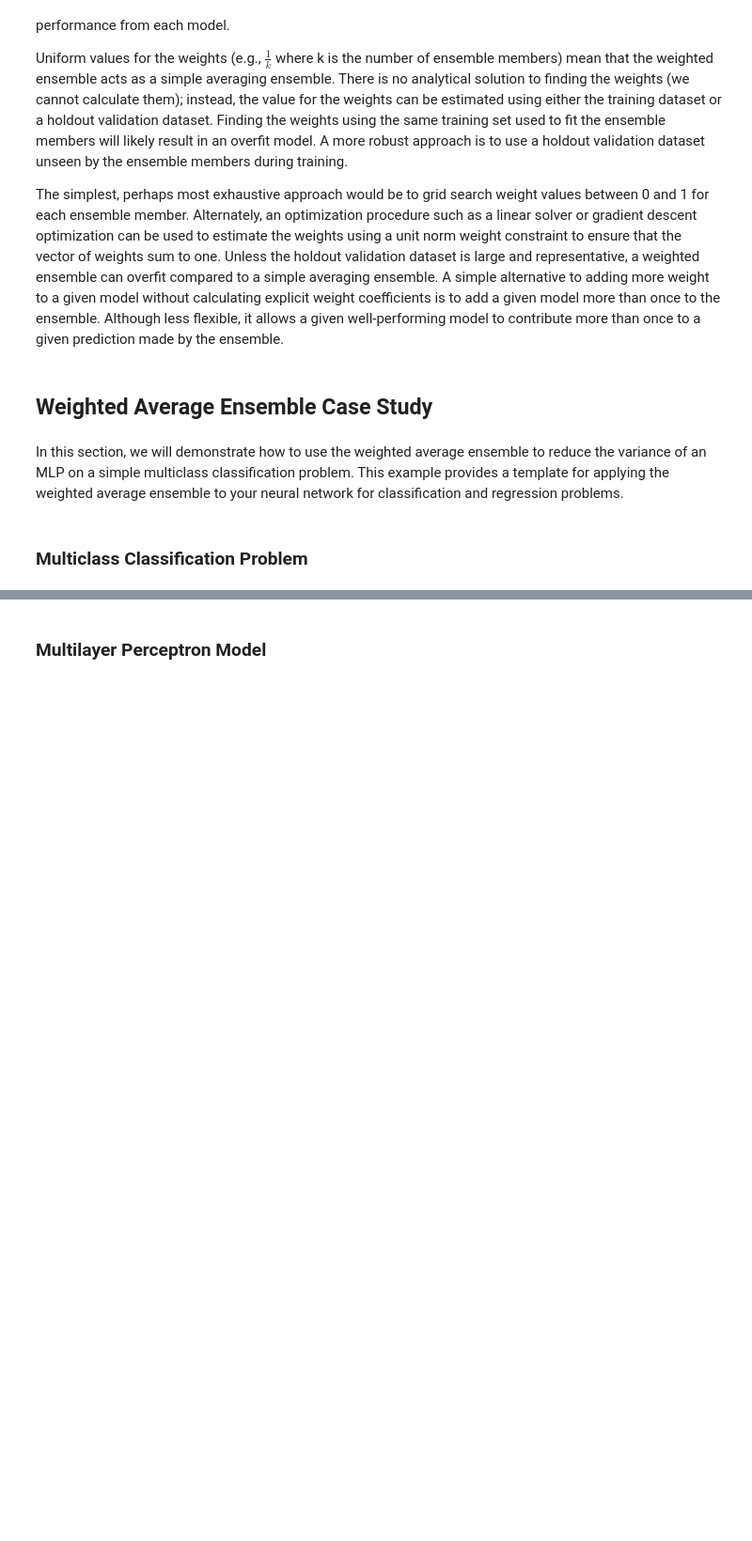
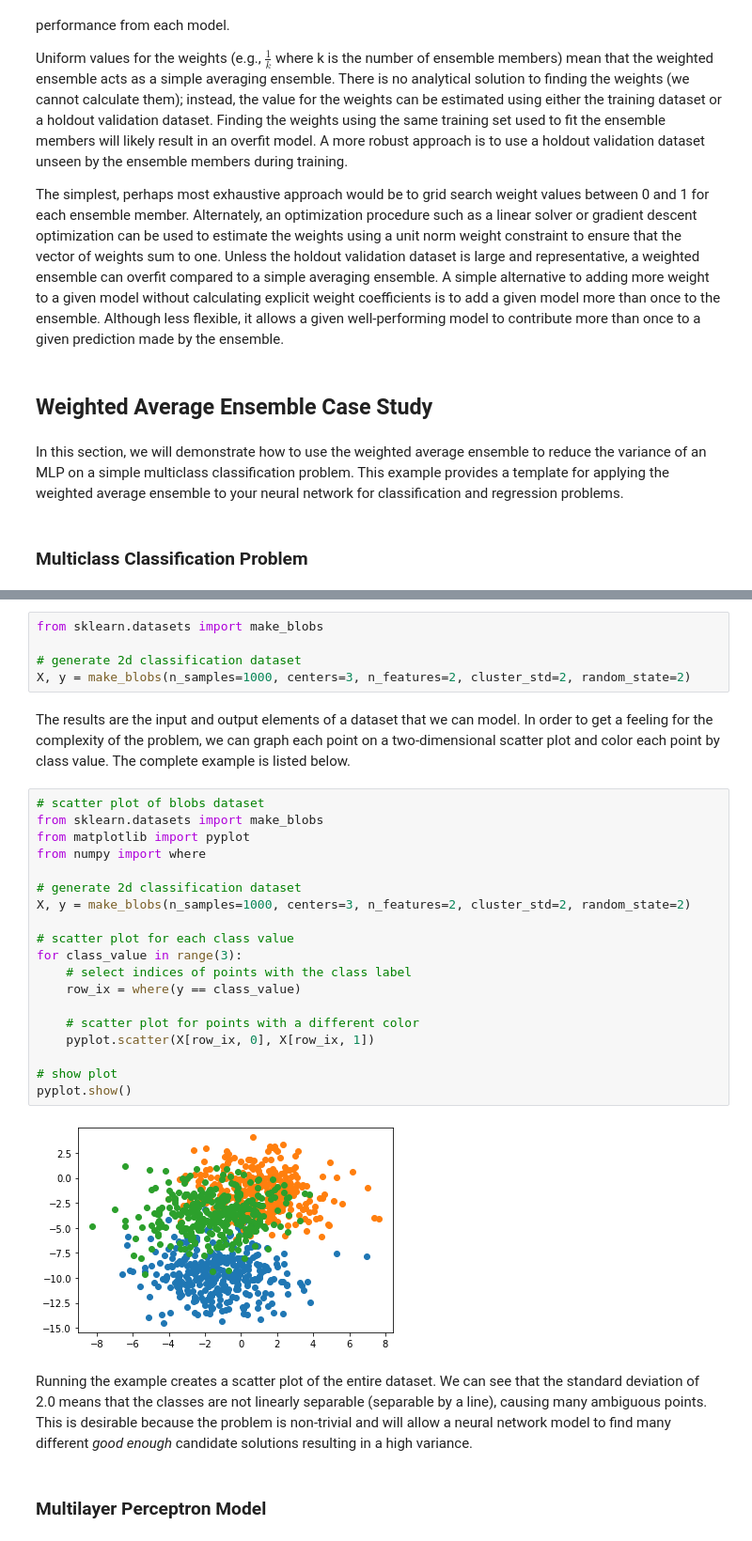
Before and after one commit to eccnil/deep-learning-exercises, a Jupyter notebook: 4.Advanced Topics/3.Better Predictions/2. Contribute Proportional to Trust with Weighted Average Ensemble.ipynb, the cells around one changed output, grey strips where cells are left out. Shown: that part at 94% size. Cells and saved outputs as stored; diff of their text form; blank space fills up the shorter version.

```diff
--- a/4.Advanced Topics/3.Better Predictions/2. Contribute Proportional to Trust with Weighted Average Ensemble.ipynb
+++ b/4.Advanced Topics/3.Better Predictions/2. Contribute Proportional to Trust with Weighted Average Ensemble.ipynb
@@ -25,2 +27,32 @@ In this section, we will demonstrate how to use the weighted average ensemble to
+# %%
+from sklearn.datasets import make_blobs
+
+# generate 2d classification dataset
+X, y = make_blobs(n_samples=1000, centers=3, n_features=2, cluster_std=2, random_state=2)
+# %% [markdown]
+The results are the input and output elements of a dataset that we can model. In order to get a feeling for the complexity of the problem, we can graph each point on a two-dimensional scatter plot and color each point by class value. The complete example is listed below.
+# %%
+# scatter plot of blobs dataset
+from sklearn.datasets import make_blobs
+from matplotlib import pyplot
+from numpy import where
+
+# generate 2d classification dataset
+X, y = make_blobs(n_samples=1000, centers=3, n_features=2, cluster_std=2, random_state=2)
+
+# scatter plot for each class value
+for class_value in range(3):
+    # select indices of points with the class label
+    row_ix = where(y == class_value)
+
+    # scatter plot for points with a different color
+    pyplot.scatter(X[row_ix, 0], X[row_ix, 1])
+
+# show plot
+pyplot.show()
+# %% [output]
+[figure, added]
+# %% [markdown]
+Running the example creates a scatter plot of the entire dataset. We can see that the standard deviation of 2.0 means that the classes are not linearly separable (separable by a line), causing many ambiguous points. This is desirable because the problem is non-trivial and will allow a neural network model to find many different *good enough* candidate solutions resulting in a high variance.
 # %% [markdown]
 ### Multilayer Perceptron Model
```
Also changed, not shown: parts of 17 cells of this notebook, 6 other files.
